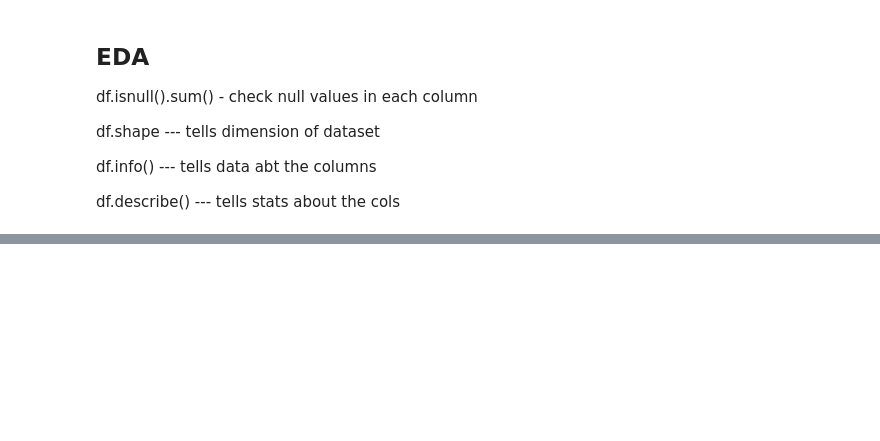
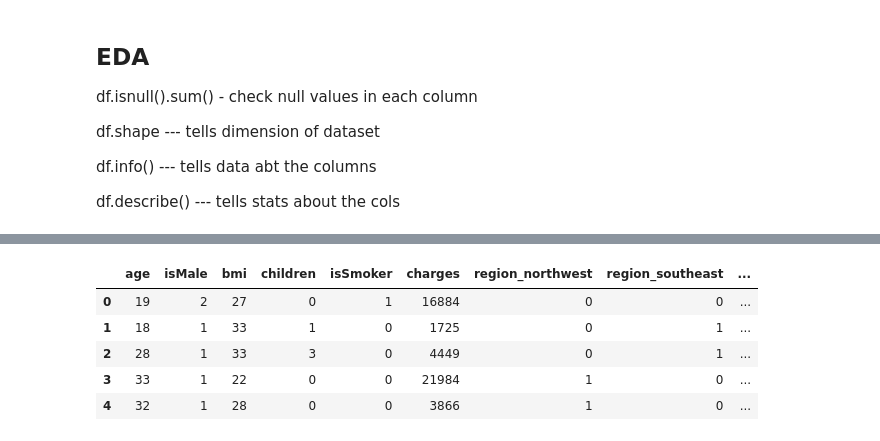
Before and after one commit to prajjwal14141/machine-learning, a Jupyter notebook: 2-Machine Learning/Projects/1-insuranceChargesPredictor/model.ipynb, the cells around one changed output, grey strips where cells are left out. Saved outputs shown, nothing was run; the diff lists cells and outputs as text; code cells hidden in the pictures; blank space fills up the shorter version.

```diff
--- a/2-Machine Learning/Projects/1-insuranceChargesPredictor/model.ipynb
+++ b/2-Machine Learning/Projects/1-insuranceChargesPredictor/model.ipynb
@@ -66,0 +129,14 @@ df['isSmoker']    = df['isSmoker'].map({"yes": 1, "no": 0})
+# %%
+# subdividing and adding cols acc to BMI
+df['body_category'] = pd.cut(
+    df['bmi'],
+    bins = [0, 18.5, 24.9, 29.9, float('inf')],
+    labels= ['underweight', 'normal', 'overweight', 'obese']
+)
+# %% [output]
+|  | age | isMale | bmi | children | isSmoker | charges | region_northwest | region_southeast | ... |
+| 0 | 19 | 2 | 27 | 0 | 1 | 16884 | 0 | 0 | ... |
+| 1 | 18 | 1 | 33 | 1 | 0 | 1725 | 0 | 1 | ... |
+| 2 | 28 | 1 | 33 | 3 | 0 | 4449 | 0 | 1 | ... |
+| 3 | 33 | 1 | 22 | 0 | 0 | 21984 | 1 | 0 | ... |
+| 4 | 32 | 1 | 28 | 0 | 0 | 3866 | 1 | 0 | ... |
```
Also changed, not shown: parts of 12 cells of this notebook.
